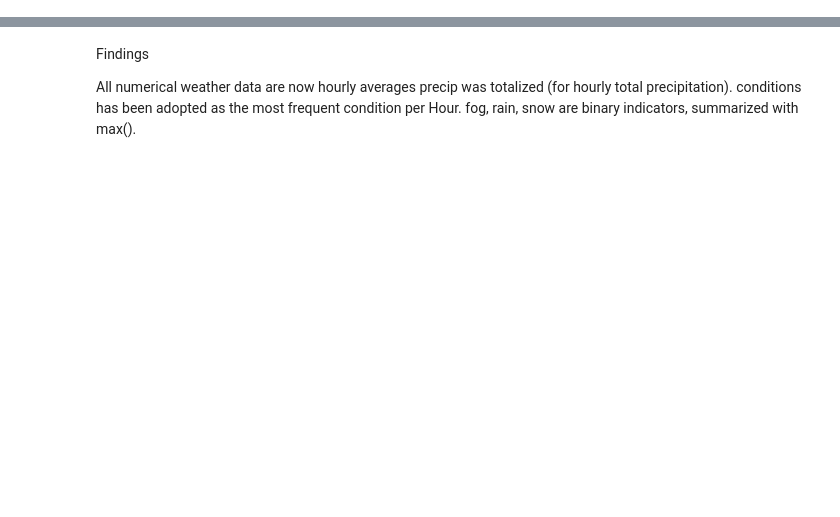
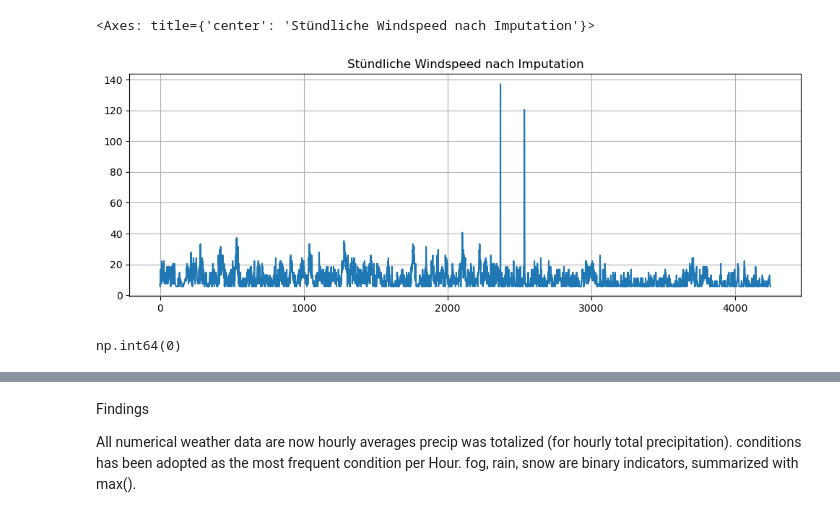
Before and after one commit to Wendo99/NYC-Taxi-Trip-Duration, a Jupyter notebook: weather.ipynb, the cells around one changed output, grey strips where cells are left out. Cells and saved outputs as stored; diff of their text form; code cells hidden in the pictures; blank space fills up the shorter version.

```diff
--- a/weather.ipynb
+++ b/weather.ipynb
@@ -337,0 +340,10 @@ weather_date_time_hour.head()
+# %%
+weather_data_raw['windspeed_kph'].plot(figsize=(12, 4),
+                                       title="Stündliche Windspeed nach Imputation", grid=True)
+# %% [output]
+<Axes: title={'center': 'Stündliche Windspeed nach Imputation'}>
+[figure, added]
+# %%
+weather_data_raw['windspeed_kph'].isna().sum()
+# %% [output]
+np.int64(0)
```
Also changed, not shown: parts of 134 cells of this notebook, 1 other file.
